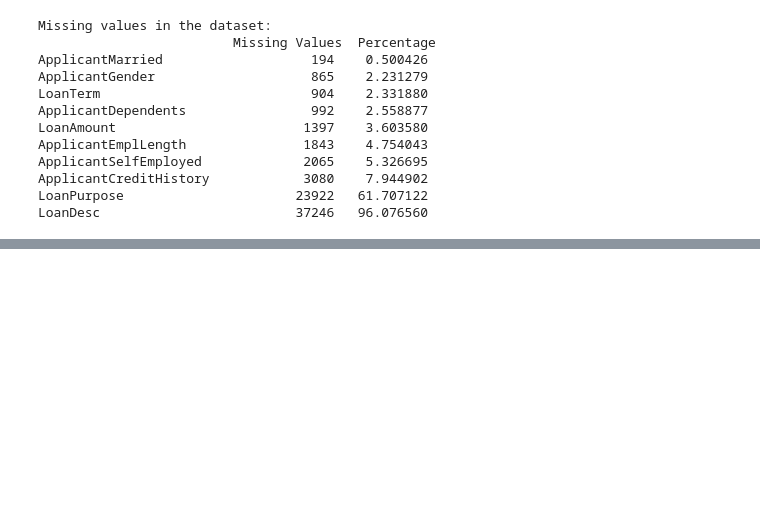
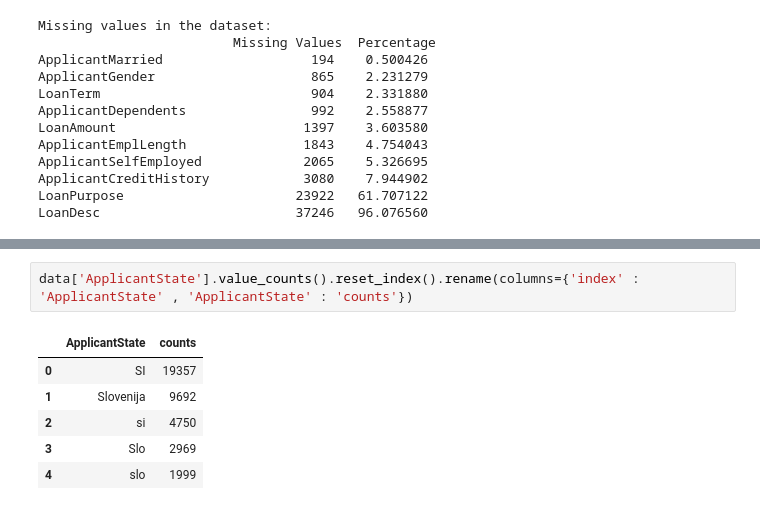
Before and after one commit to kaltrinabaliu/PergatitjaDheVizualizimiiTeDhenave, a Jupyter notebook: BankingDatasetForLoan.ipynb, the cells around one changed output, grey strips where cells are left out. Drawn from its saved outputs; the diff is of its cells as text; blank space fills up the shorter version.

```diff
--- a/BankingDatasetForLoan.ipynb
+++ b/BankingDatasetForLoan.ipynb
@@ -200,0 +212,9 @@ testtt
+# %%
+data['ApplicantState'].value_counts().reset_index().rename(columns={'index' : 'ApplicantState' , 'ApplicantState' : 'counts'})
+# %% [output]
+|  | ApplicantState | counts |
+| 0 | SI | 19357 |
+| 1 | Slovenija | 9692 |
+| 2 | si | 4750 |
+| 3 | Slo | 2969 |
+| 4 | slo | 1999 |
```
Also changed, not shown: parts of 9 cells of this notebook.
